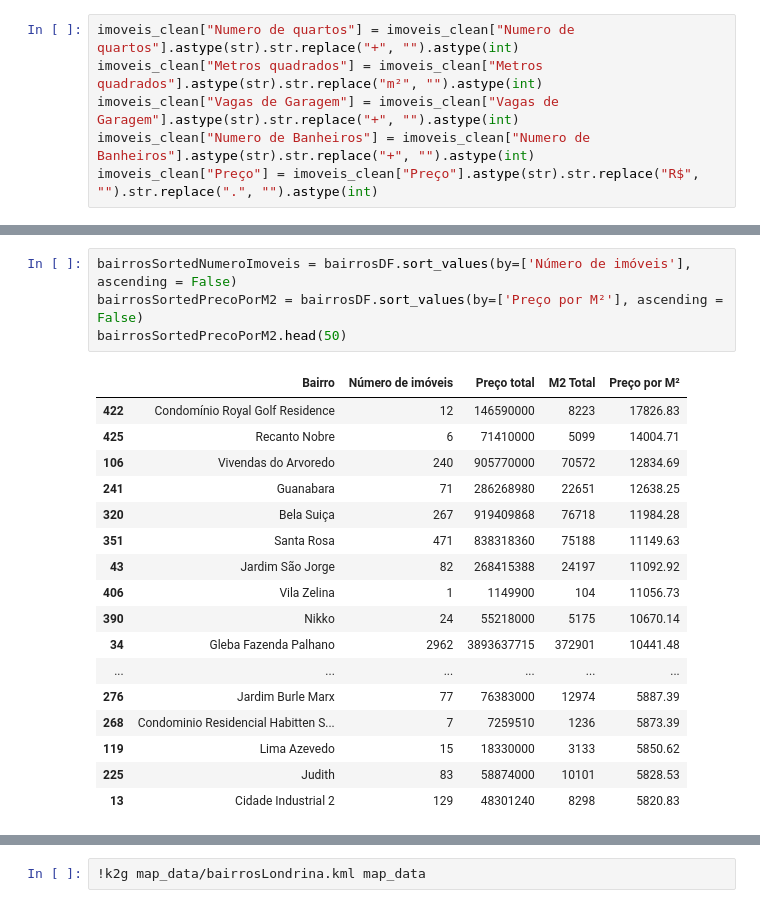
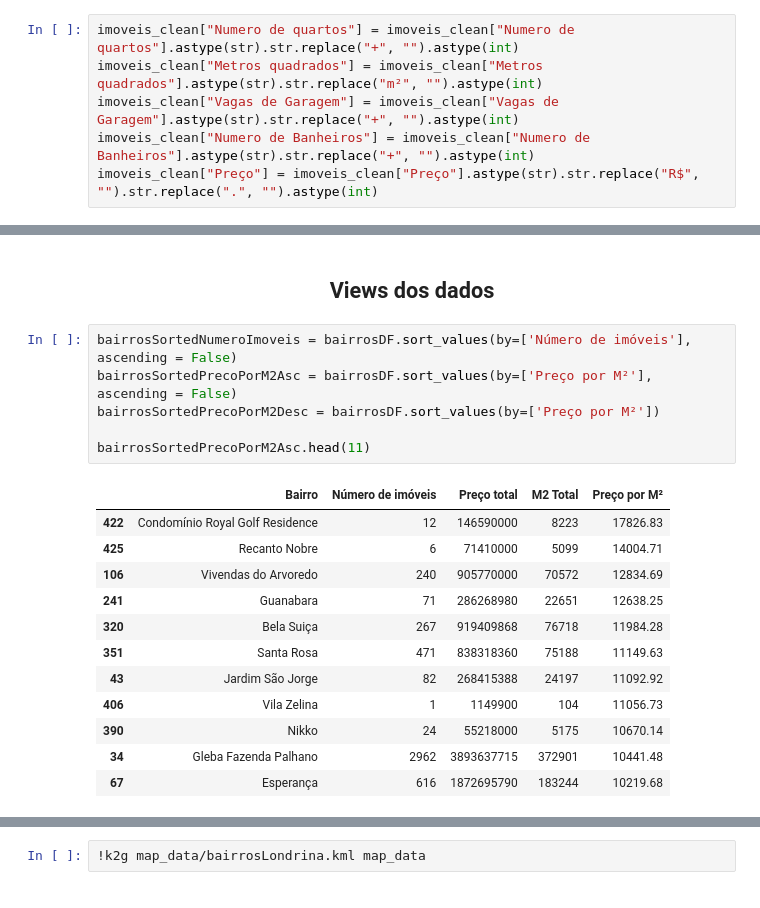
Before and after one commit to ZaniAndrei/Real-Estate-Price-Prediction-in-Londrina, a Jupyter notebook: analise.ipynb, the cells around one changed output, grey strips where cells are left out. Cells and saved outputs as stored; diff of their text form.

```diff
--- a/analise.ipynb
+++ b/analise.ipynb
@@ -95,22 +132,22 @@ bairrosDF.sort_values
+# %% [markdown]
+<h2 style="text-align: center;">Views dos dados
+</h2>
 # %%
 bairrosSortedNumeroImoveis = bairrosDF.sort_values(by=['Número de imóveis'], ascending = False)
-bairrosSortedPrecoPorM2 = bairrosDF.sort_values(by=['Preço por M²'], ascending = False)
-bairrosSortedPrecoPorM2.head(50)
+bairrosSortedPrecoPorM2Asc = bairrosDF.sort_values(by=['Preço por M²'], ascending = False)
+bairrosSortedPrecoPorM2Desc = bairrosDF.sort_values(by=['Preço por M²'])
+
+bairrosSortedPrecoPorM2Asc.head(11)
 # %% [output]
 |  | Bairro | Número de imóveis | Preço total | M2 Total | Preço por M² |
 | 422 | Condomínio Royal Golf Residence | 12 | 146590000 | 8223 | 17826.83 |
 | 425 | Recanto Nobre | 6 | 71410000 | 5099 | 14004.71 |
 | 106 | Vivendas do Arvoredo | 240 | 905770000 | 70572 | 12834.69 |
 | 241 | Guanabara | 71 | 286268980 | 22651 | 12638.25 |
 | 320 | Bela Suiça | 267 | 919409868 | 76718 | 11984.28 |
 | 351 | Santa Rosa | 471 | 838318360 | 75188 | 11149.63 |
 | 43 | Jardim São Jorge | 82 | 268415388 | 24197 | 11092.92 |
 | 406 | Vila Zelina | 1 | 1149900 | 104 | 11056.73 |
 | 390 | Nikko | 24 | 55218000 | 5175 | 10670.14 |
 | 34 | Gleba Fazenda Palhano | 2962 | 3893637715 | 372901 | 10441.48 |
-| ... | ... | ... | ... | ... | ... |
-| 276 | Jardim Burle Marx | 77 | 76383000 | 12974 | 5887.39 |
-| 268 | Condominio Residencial Habitten S... | 7 | 7259510 | 1236 | 5873.39 |
-| 119 | Lima Azevedo | 15 | 18330000 | 3133 | 5850.62 |
-| 225 | Judith | 83 | 58874000 | 10101 | 5828.53 |
-| 13 | Cidade Industrial 2 | 129 | 48301240 | 8298 | 5820.83 |
+| 67 | Esperança | 616 | 1872695790 | 183244 | 10219.68 |
```
Also changed, not shown: parts of 13 cells of this notebook, 1 other file.
